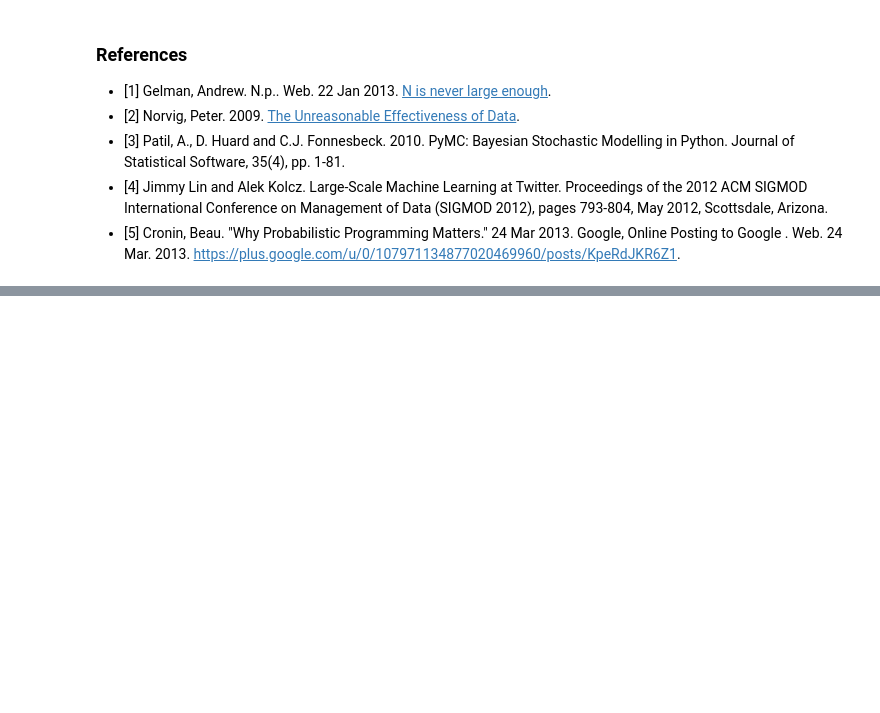
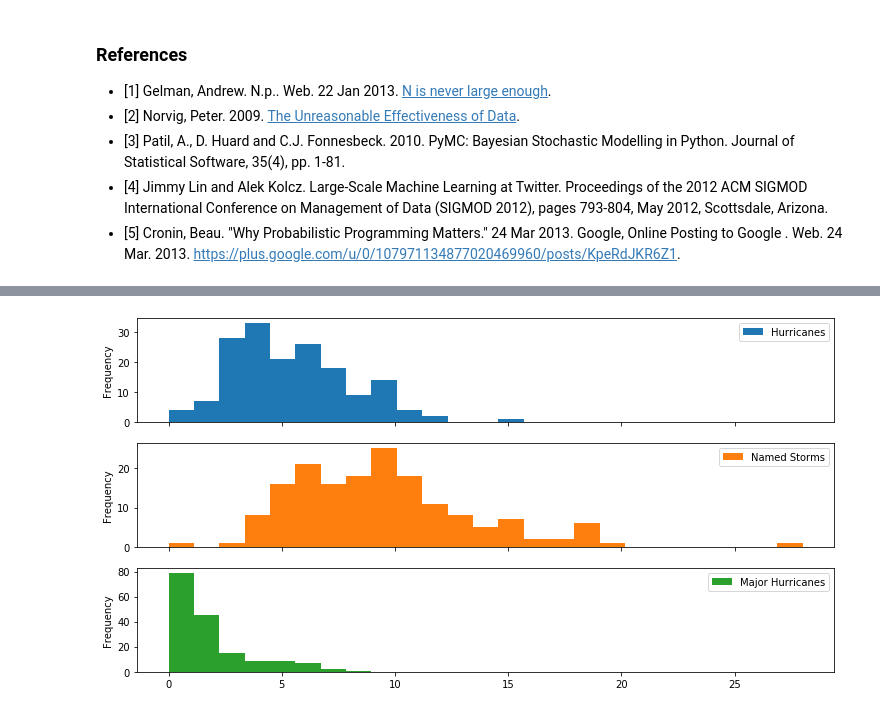
Before and after one commit to gaborstefanics/Probabilistic-Programming-and-Bayesian-Methods-for-Hackers, a Jupyter notebook: Chapter1_Introduction/Ch1_Introduction_PyMC2_gs.ipynb, the cells around one changed output, grey strips where cells are left out. Saved outputs shown, nothing was run; the diff lists cells and outputs as text; code cells hidden in the pictures; blank space fills up the shorter version.

```diff
--- a/Chapter1_Introduction/Ch1_Introduction_PyMC2_gs.ipynb
+++ b/Chapter1_Introduction/Ch1_Introduction_PyMC2_gs.ipynb
@@ -609,0 +627,4 @@ css_styling()
+# %%
+import pandas as pd
+path = 'C:/Users/gaborstefanics/Documents\GitHub\Probabilistic-Programming-and-Bayesian-Methods-for-Hackers/'
+df = pd.read_csv(path + 'hurricanes.csv',sep=';',header='infer')
@@ -609,0 +653,6 @@ css_styling()
+# %%
+figsize(12.5, 6.5)
+axes = df[['Hurricanes','Named Storms','Major Hurricanes']].plot.hist(bins=25,rot=0, subplots=True)
+# hist = df['Named Storms'].hist(bins=20)
+# %% [output]
+[figure, added]
```
Also changed, not shown: parts of 29 cells of this notebook, 5 other files.
